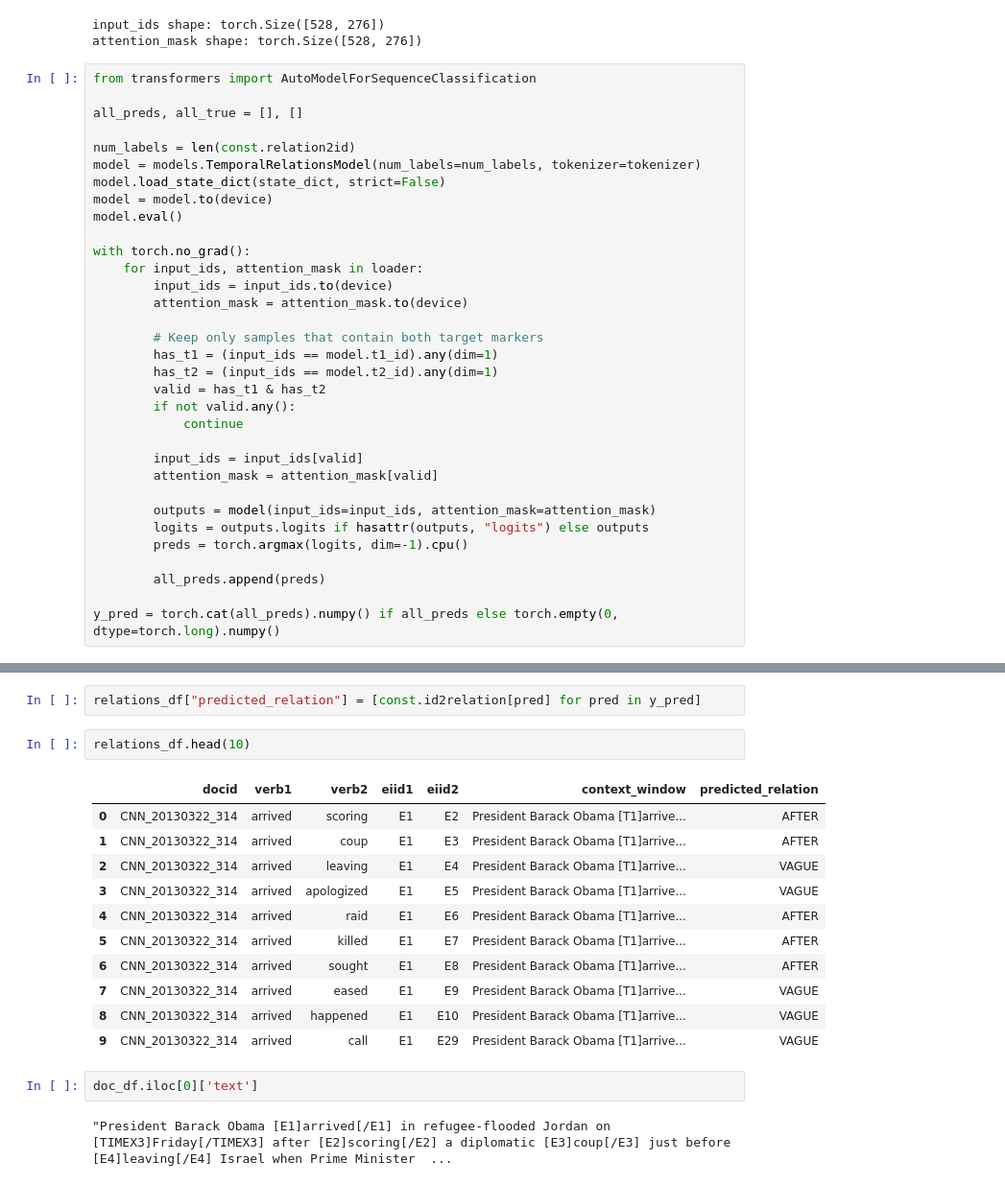
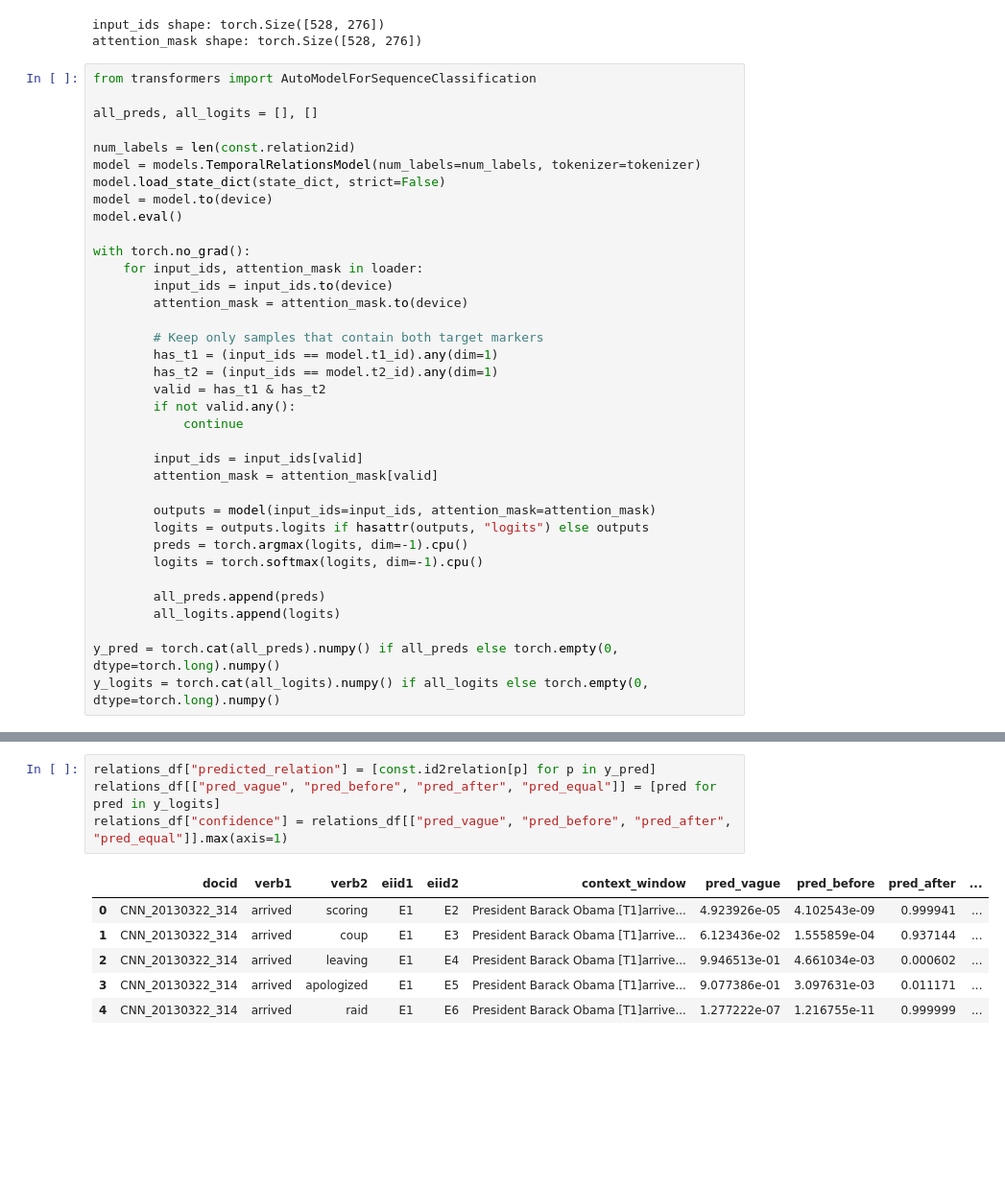
Before and after one commit to poznyakovskiy/event_extraction, a Jupyter notebook: relations_graph.ipynb, the cells around one changed output, grey strips where cells are left out. Shown at 96% size. Saved outputs shown, nothing was run; the diff lists cells and outputs as text; blank space fills up the shorter version.

```diff
--- a/relations_graph.ipynb
+++ b/relations_graph.ipynb
@@ -71,7 +71,7 @@ attention_mask shape: torch.Size([528, 276])
 # %%
 from transformers import AutoModelForSequenceClassification
 
-all_preds, all_true = [], []
+all_preds, all_logits = [], []
 
 num_labels = len(const.relation2id)
 model = models.TemporalRelationsModel(num_labels=num_labels, tokenizer=tokenizer)
@@ -97,10 +97,13 @@ with torch.no_grad():
         outputs = model(input_ids=input_ids, attention_mask=attention_mask)
         logits = outputs.logits if hasattr(outputs, "logits") else outputs
         preds = torch.argmax(logits, dim=-1).cpu()
+        logits = torch.softmax(logits, dim=-1).cpu()
 
         all_preds.append(preds)
+        all_logits.append(logits)
 
 y_pred = torch.cat(all_preds).numpy() if all_preds else torch.empty(0, dtype=torch.long).numpy()
+y_logits = torch.cat(all_logits).numpy() if all_logits else torch.empty(0, dtype=torch.long).numpy()
 # %% [output]
 RobertaModel LOAD REPORT from: FacebookAI/roberta-base
 Key                             | Status     |
@@ -121,20 +123,11 @@ The new embeddings will be initialized from a multivariate normal distribution t
 # %%
-relations_df["predicted_relation"] = [const.id2relation[pred] for pred in y_pred]
+relations_df["predicted_relation"] = [const.id2relation[p] for p in y_pred]
+relations_df[["pred_vague", "pred_before", "pred_after", "pred_equal"]] = [pred for pred in y_logits]
+relations_df["confidence"] = relations_df[["pred_vague", "pred_before", "pred_after", "pred_equal"]].max(axis=1)
+# %% [output]
+|  | docid | verb1 | verb2 | eiid1 | eiid2 | context_window | pred_vague | pred_before | pred_after | ... |
+| 0 | CNN_20130322_314 | arrived | scoring | E1 | E2 | President Barack Obama [T1]arrive... | 4.923926e-05 | 4.102543e-09 | 0.999941 | ... |
+| 1 | CNN_20130322_314 | arrived | coup | E1 | E3 | President Barack Obama [T1]arrive... | 6.123436e-02 | 1.555859e-04 | 0.937144 | ... |
+| 2 | CNN_20130322_314 | arrived | leaving | E1 | E4 | President Barack Obama [T1]arrive... | 9.946513e-01 | 4.661034e-03 | 0.000602 | ... |
+| 3 | CNN_20130322_314 | arrived | apologized | E1 | E5 | President Barack Obama [T1]arrive... | 9.077386e-01 | 3.097631e-03 | 0.011171 | ... |
+| 4 | CNN_20130322_314 | arrived | raid | E1 | E6 | President Barack Obama [T1]arrive... | 1.277222e-07 | 1.216755e-11 | 0.999999 | ... |
-# %%
-relations_df.head(10)
-# %% [output]
-|  | docid | verb1 | verb2 | eiid1 | eiid2 | context_window | predicted_relation |
-| 0 | CNN_20130322_314 | arrived | scoring | E1 | E2 | President Barack Obama [T1]arrive... | AFTER |
-| 1 | CNN_20130322_314 | arrived | coup | E1 | E3 | President Barack Obama [T1]arrive... | AFTER |
-| 2 | CNN_20130322_314 | arrived | leaving | E1 | E4 | President Barack Obama [T1]arrive... | VAGUE |
-| 3 | CNN_20130322_314 | arrived | apologized | E1 | E5 | President Barack Obama [T1]arrive... | VAGUE |
-| 4 | CNN_20130322_314 | arrived | raid | E1 | E6 | President Barack Obama [T1]arrive... | AFTER |
-| 5 | CNN_20130322_314 | arrived | killed | E1 | E7 | President Barack Obama [T1]arrive... | AFTER |
-| 6 | CNN_20130322_314 | arrived | sought | E1 | E8 | President Barack Obama [T1]arrive... | AFTER |
-| 7 | CNN_20130322_314 | arrived | eased | E1 | E9 | President Barack Obama [T1]arrive... | VAGUE |
-| 8 | CNN_20130322_314 | arrived | happened | E1 | E10 | President Barack Obama [T1]arrive... | VAGUE |
-| 9 | CNN_20130322_314 | arrived | call | E1 | E29 | President Barack Obama [T1]arrive... | VAGUE |
-# %%
-doc_df.iloc[0]['text']
-# %% [output]
-"President Barack Obama [E1]arrived[/E1] in refugee-flooded Jordan on [TIMEX3]Friday[/TIMEX3] after [E2]scoring[/E2] a diplomatic [E3]coup[/E3] just before [E4]leaving[/E4] Israel when Prime Minister  ...
```
Also changed, not shown: parts of 10 cells of this notebook.
